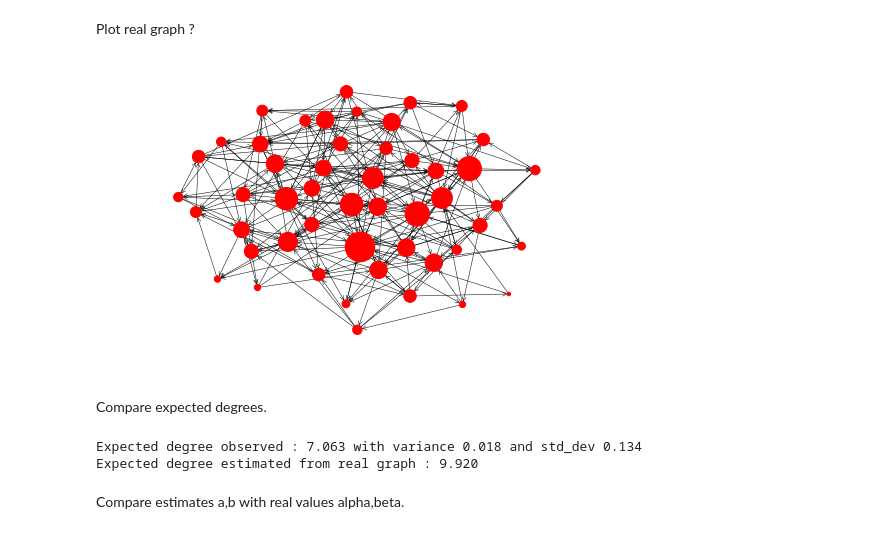
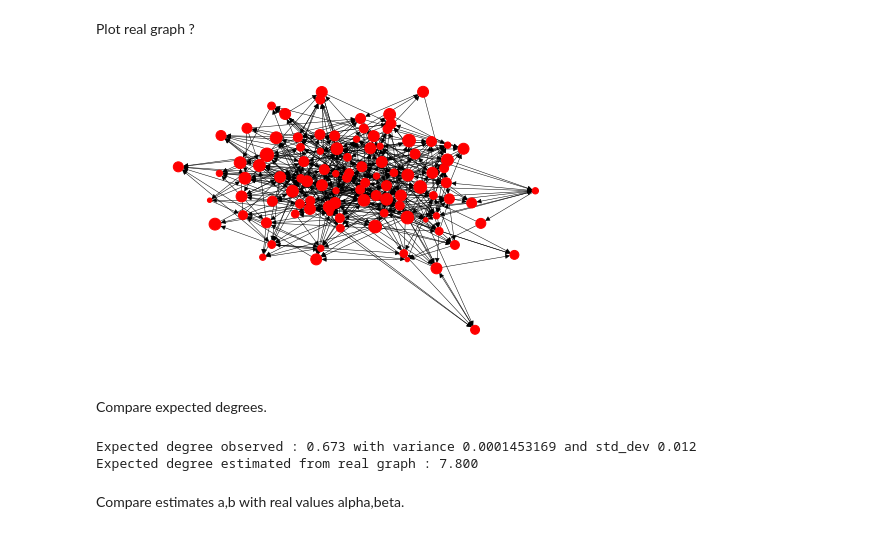
Before and after one commit to yokaiAG/Stage2019, a Jupyter notebook: Code/Newman_scalable_adaptiveW.ipynb, the cells around one changed output. Saved outputs shown, nothing was run; the diff lists cells and outputs as text; code cells hidden in the pictures.

```diff
--- a/Code/Newman_scalable_adaptiveW.ipynb
+++ b/Code/Newman_scalable_adaptiveW.ipynb
@@ -18,3 +20,5 @@ graph_path = "../Datasets/Newman/adjList_cst+full.txt"
+# %%
+out_path = "../Datasets/Newman/rapportStage/results_random/"
 # %% [markdown]
 Get authors.
 # %%
@@ -66,6 +70,8 @@ for i in range(n):
             node_pairs.append((i,j))
 # %% [markdown]
 Compute E and N.
+# %%
+maxE = 1000
 # %%
 # init
 E = dict()
@@ -80,7 +86,7 @@ for i,line in enumerate(open(trace_path)):
         rtu = Author[rtid]
         if rtu != uid: # no self-edges
             if uid in E:
-                if rtu in E[uid] and E[uid][rtu]<30:
+                if rtu in E[uid] and E[uid][rtu] < maxE:
                     E[uid][rtu] += 1
                 else:
                     E[uid][rtu] = 1
@@ -94,7 +100,7 @@ N = {u: max(flatten(E)) for u in users}
 Choose parameters.
 # %%
 eps = 0.001
-repetitions = 1000
+repetitions = 200
 max_iter = 100
 verbose = False
 # %% [markdown]
@@ -285,21 +290,23 @@ G = nx.read_edgelist(graph_path, nodetype=int, create_using=nx.DiGraph())
 # %% [markdown]
 Plot real graph ?
 # %%
-nx.draw_kamada_kawai(G, node_size=[G.degree[x]**2.3 for x in G.nodes], arrowstyle='->',width=.5,  with_labels=False)
+# nx.draw_kamada_kawai(G, node_size=[G.degree[x]**2.3 for x in G.nodes], arrowstyle='->',width=.5,  with_labels=False)
 # plt.savefig("simu_userGraph.pdf")
+nx.draw(G, node_size=[20*G.out_degree(k) for k in range(n)], width=.5)
+plt.savefig(out_path + "graph_random.pdf")
 # %% [output]
-[figure, old version]
+[figure, new version]
 # %% [markdown]
 Compare expected degrees.
 # %%
 expected_deg = 2*sum(flatten(Q)) / n
 var = 4*sum([q*(1-q) for q in flatten(Q)]) / n**2
 std = np.sqrt(var)
-print("Expected degree observed : {:.3f} with variance {:.3f} and std_dev {:.3f}".format(expected_deg, var, std))
+print("Expected degree observed : {:.3f} with variance {:.10f} and std_dev {:.3f}".format(expected_deg, var, std))
 print("Expected degree estimated from real graph : {:.3f}".format(np.mean([G.degree[n] for n in G.nodes])))
 # %% [output]
-Expected degree observed : 7.063 with variance 0.018 and std_dev 0.134
-Expected degree estimated from real graph : 9.920
+Expected degree observed : 0.673 with variance 0.0001453169 and std_dev 0.012
+Expected degree estimated from real graph : 7.800
 # %% [markdown]
 Compare estimates a,b with real values alpha,beta.
 # %%
```
Also changed, not shown: parts of 10 cells of this notebook, 8 other files.
